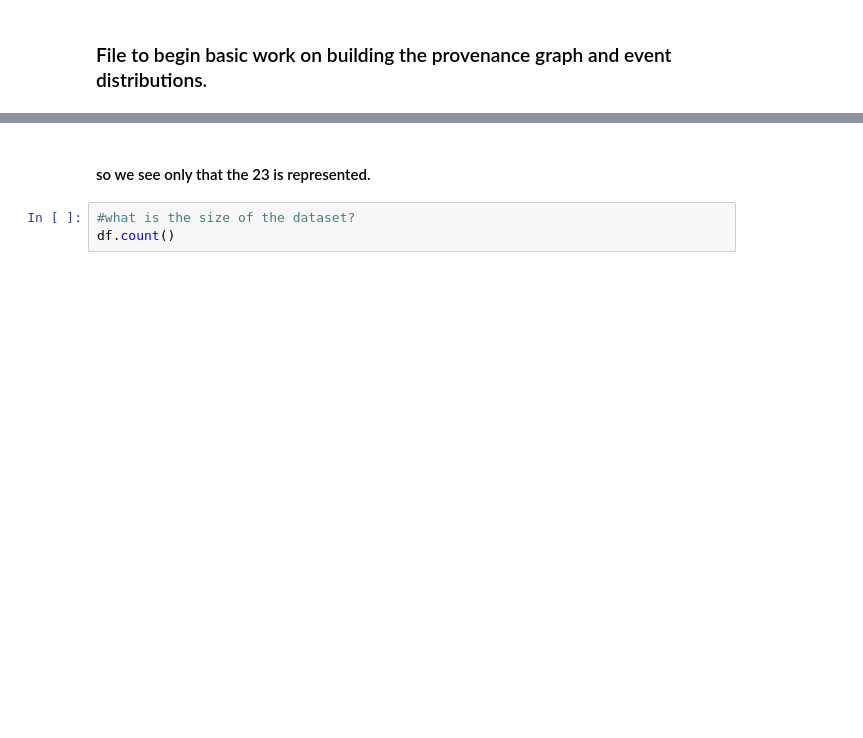
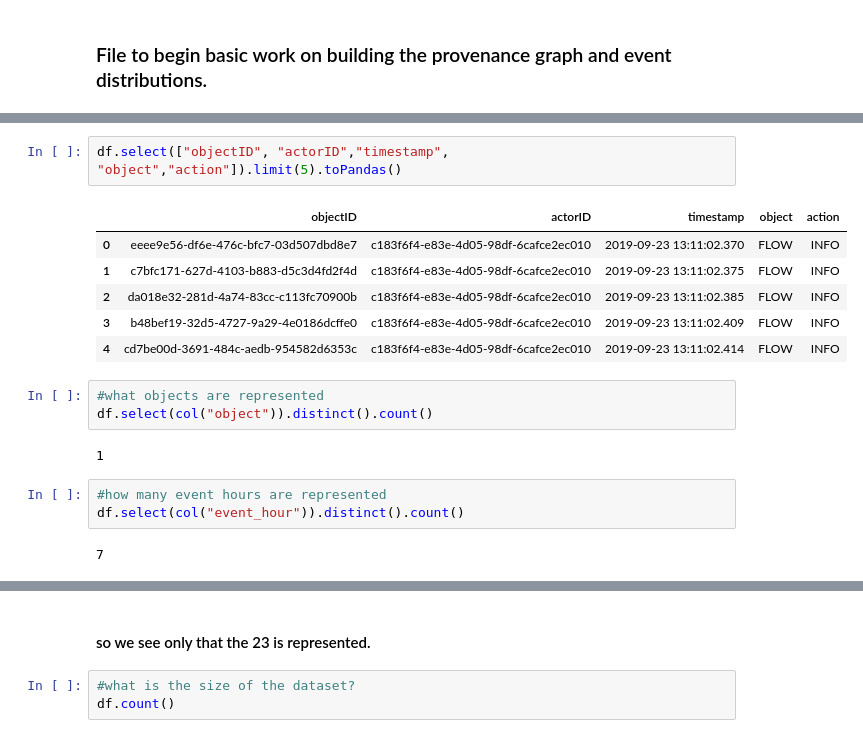
Before and after one commit to MBrend15/Public_Project_Repo, a Jupyter notebook: Build_Graph_2.ipynb, the cells around one changed output, grey strips where cells are left out. Drawn from its saved outputs; the diff is of its cells as text; blank space fills up the shorter version.

```diff
--- a/Build_Graph_2.ipynb
+++ b/Build_Graph_2.ipynb
@@ -123,3 +49,22 @@ df.select("timestamp").limit(5).toPandas()
+# %%
+df.select(["objectID", "actorID","timestamp", "object","action"]).limit(5).toPandas()
+# %% [output]
+|  | objectID | actorID | timestamp | object | action |
+| 0 | eeee9e56-df6e-476c-bfc7-03d507dbd8e7 | c183f6f4-e83e-4d05-98df-6cafce2ec010 | 2019-09-23 13:11:02.370 | FLOW | INFO |
+| 1 | c7bfc171-627d-4103-b883-d5c3d4fd2f4d | c183f6f4-e83e-4d05-98df-6cafce2ec010 | 2019-09-23 13:11:02.375 | FLOW | INFO |
+| 2 | da018e32-281d-4a74-83cc-c113fc70900b | c183f6f4-e83e-4d05-98df-6cafce2ec010 | 2019-09-23 13:11:02.385 | FLOW | INFO |
+| 3 | b48bef19-32d5-4727-9a29-4e0186dcffe0 | c183f6f4-e83e-4d05-98df-6cafce2ec010 | 2019-09-23 13:11:02.409 | FLOW | INFO |
+| 4 | cd7be00d-3691-484c-aedb-954582d6353c | c183f6f4-e83e-4d05-98df-6cafce2ec010 | 2019-09-23 13:11:02.414 | FLOW | INFO |
+# %%
+#what objects are represented
+df.select(col("object")).distinct().count()
+# %% [output]
+1
+# %%
+#how many event hours are represented
+df.select(col("event_hour")).distinct().count()
+# %% [output]
+7
 # %%
 #create column of month days to determine which days are represented.
 df = df.withColumn("day", dayofmonth(col("timestamp")))
```
Also changed, not shown: parts of 31 cells of this notebook, 2 other files.
